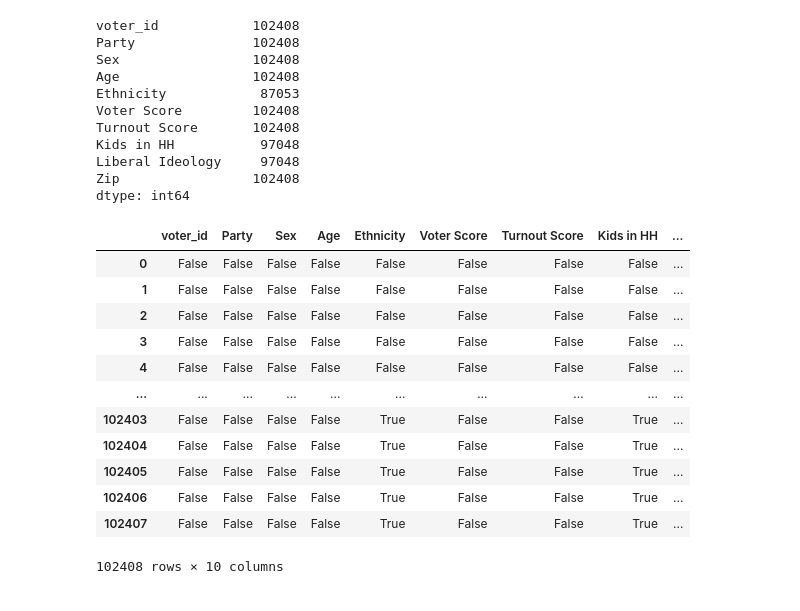
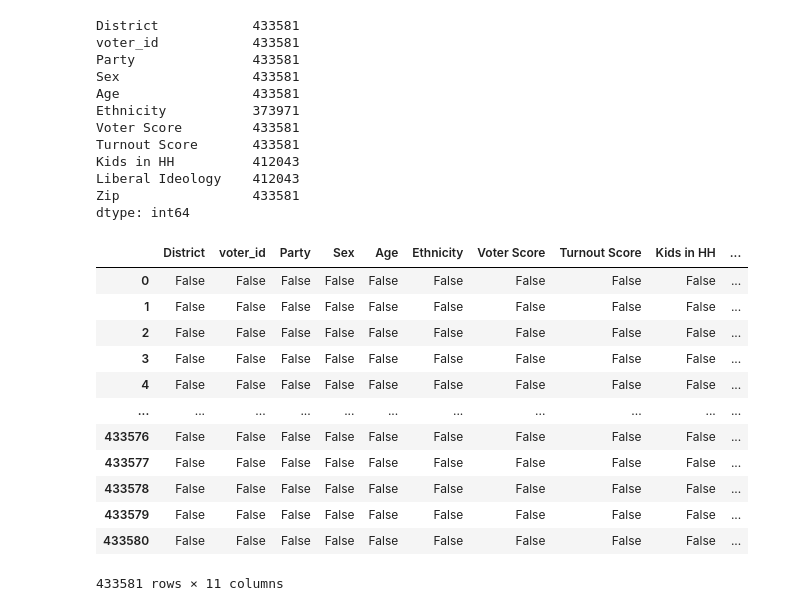
Before and after one commit to leomerits/Arizona_Election_Project, a Jupyter notebook: D13_cleaning:analyzing /13_Analytics code/Franklin_Cleaning_data.ipynb, the cells around one changed output. Drawn from its saved outputs; the diff is of its cells as text; code cells hidden in the pictures.

```diff
--- a/D13_cleaning:analyzing /13_Analytics code/Franklin_Cleaning_data.ipynb
+++ b/D13_cleaning:analyzing /13_Analytics code/Franklin_Cleaning_data.ipynb
@@ -32,0 +57,7 @@ District13_df.head(10)
+# %%
+d9_df = pd.read_csv(file_path2)
+#create a new column for saying is district 13
+d9_df.insert(0, "District", "9")
+
+#view the Dataset
+d9_df.head(10)
@@ -32,0 +77,7 @@ District13_df.head(10)
+# %%
+d4_df = pd.read_csv(file_path4)
+#create a new column for saying is district 13
+d4_df.insert(0, "District", "4")
+
+#view the Dataset
+d4_df.head(10)
@@ -32,0 +97,8 @@ District13_df.head(10)
+# %%
+#combining the 4 distrticts data sets
+# ignoring the index
+combined_df = pd.concat([d13_df, d2_df, d4_df ,d9_df],)
+#making sure the index gets reset so there is no issues down the line
+combined_df= combined_df.reset_index(drop=True)
+#display the combine data set
+combined_df
@@ -33,7 +119,7 @@ District13_df.head(10)
 # %%
 #droping all columns that we discuss with team as to not needed for Analysis
 #or ML
-District13_df.drop(columns=[
+combined_df.drop(columns=[
     "2016:DNC:DBRolRsk","CodedRaceName","CivPart.1","2016:DNC:AVEV",
     "2016:DNC:AVEVTime","2016:DLCC:SCandSup","2016:DLCC:SGOTV",
     "2016:DLCC:SPers","2016:DNCCatholic","2016:DNCCollegeGrad",
@@ -59,12 +145,12 @@ District13_df.drop(columns=[
     "LastName","FirstName","MiddleName","Suffix","Partisanship","2020:CivMarriage"], inplace=True)
 
 #Renaming the columns so all datasets match at the end of our project '2020:CivMarriage':'2020 marriage',
-District13_df.rename(columns=
+combined_df.rename(columns=
     {'Voter File VANID': 'voter_id', 'PartyName': 'Party','2018:TSM:Eth': 'Ethnicity',
       'DemPartySup2': 'Voter Score','NatTO':'Turnout Score','2020:CivKidsinHH':
      'Kids in HH','2020:CivLibIdeo':'Liberal Ideology',
      'Zip5':'Zip'
     }, inplace=True)
 
-District13_df
+combined_df
 # %% [output]
@@ -84,34 +170,35 @@ District13_df
 # %%
 #display number of rows and columns in our new database and count them
-District13_df.count()
+combined_df.count()
 # %% [output]
-voter_id            102408
-Party               102408
-Sex                 102408
-Age                 102408
-Ethnicity            87053
-Voter Score         102408
-Turnout Score       102408
-Kids in HH           97048
-Liberal Ideology     97048
-Zip                 102408
+District            433581
+voter_id            433581
+Party               433581
+Sex                 433581
+Age                 433581
+Ethnicity           373971
+Voter Score         433581
+Turnout Score       433581
+Kids in HH          412043
+Liberal Ideology    412043
+Zip                 433581
 dtype: int64
 # %%
 #determining there are no missing values in District -->
-District13_df.isnull()
+combined_df.isnull()
 # %% [output]
-|  | voter_id | Party | Sex | Age | Ethnicity | Voter Score | Turnout Score | Kids in HH | ... |
-| 0 | False | False | False | False | False | False | False | False | ... |
-| 1 | False | False | False | False | False | False | False | False | ... |
-| 2 | False | False | False | False | False | False | False | False | ... |
-| 3 | False | False | False | False | False | False | False | False | ... |
-| 4 | False | False | False | False | False | False | False | False | ... |
-| ... | ... | ... | ... | ... | ... | ... | ... | ... | ... |
-| 102403 | False | False | False | False | True | False | False | True | ... |
-| 102404 | False | False | False | False | True | False | False | True | ... |
-| 102405 | False | False | False | False | True | False | False | True | ... |
-| 102406 | False | False | False | False | True | False | False | True | ... |
-| 102407 | False | False | False | False | True | False | False | True | ... |
+|  | District | voter_id | Party | Sex | Age | Ethnicity | Voter Score | Turnout Score | Kids in HH | ... |
+| 0 | False | False | False | False | False | False | False | False | False | ... |
+| 1 | False | False | False | False | False | False | False | False | False | ... |
+| 2 | False | False | False | False | False | False | False | False | False | ... |
+| 3 | False | False | False | False | False | False | False | False | False | ... |
+| 4 | False | False | False | False | False | False | False | False | False | ... |
+| ... | ... | ... | ... | ... | ... | ... | ... | ... | ... | ... |
+| 433576 | False | False | False | False | False | False | False | False | False | ... |
+| 433577 | False | False | False | False | False | False | False | False | False | ... |
+| 433578 | False | False | False | False | False | False | False | False | False | ... |
+| 433579 | False | False | False | False | False | False | False | False | False | ... |
+| 433580 | False | False | False | False | False | False | False | False | False | ... |
-102408 rows × 10 columns
+433581 rows × 11 columns
 # %%
 #determining there are no missing values in District -->
```
Also changed, not shown: parts of 14 cells of this notebook, 11 other files.
